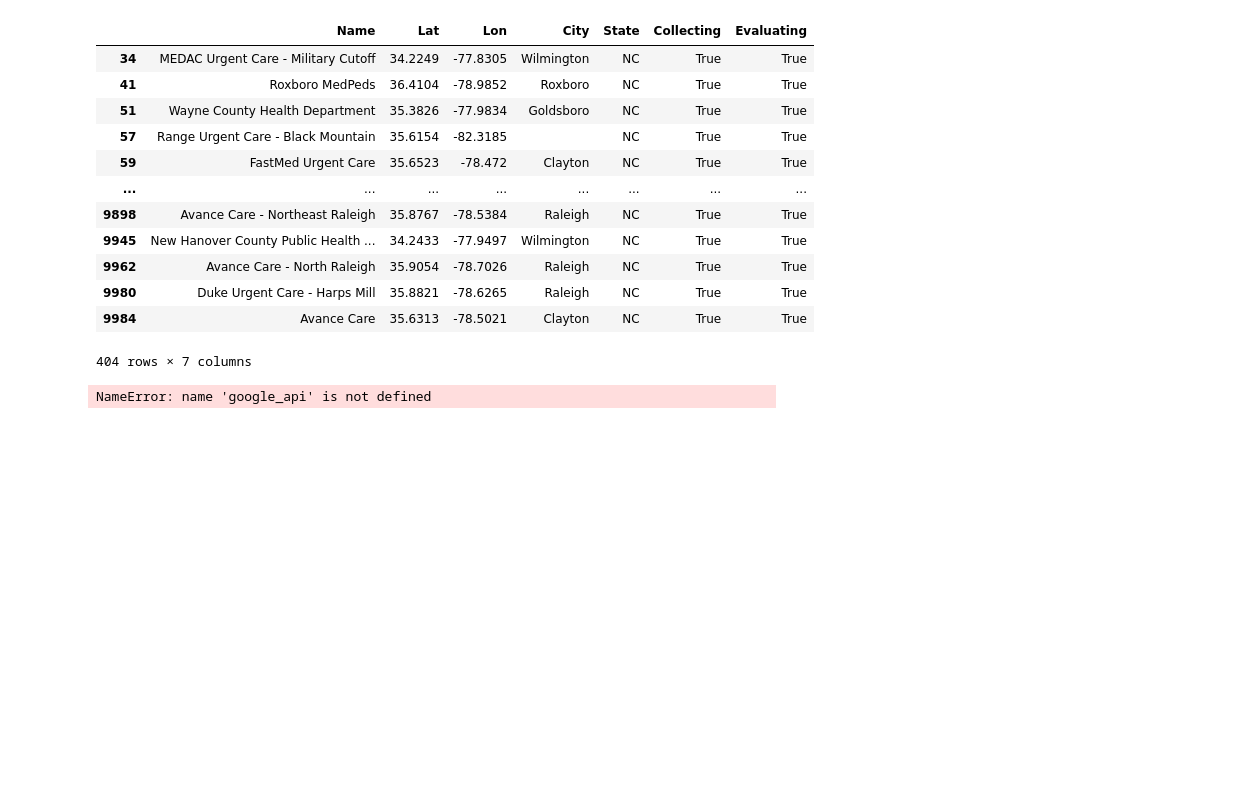
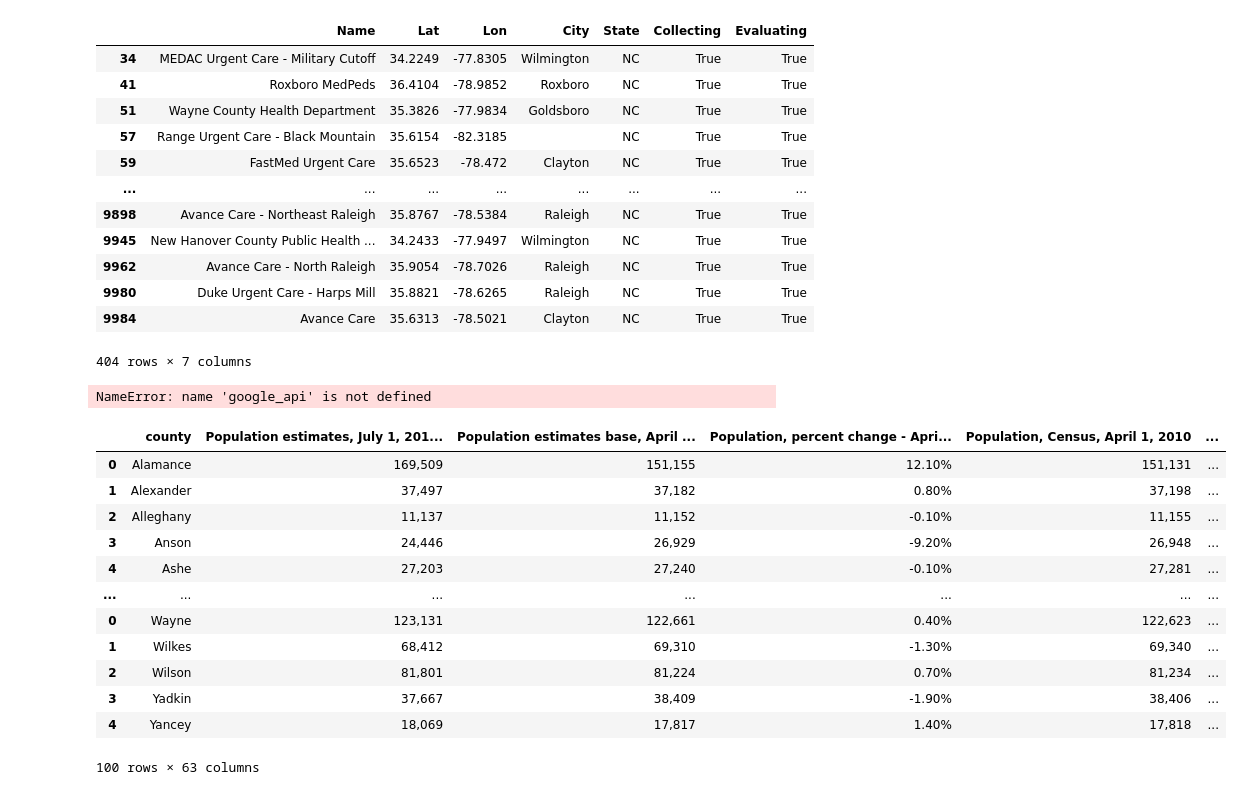
Before and after one commit to colbyhoke/project_1, a Jupyter notebook: covidapi_demo.ipynb, the cells around one changed output. Saved outputs shown, nothing was run; the diff lists cells and outputs as text; code cells hidden in the pictures; blank space fills up the shorter version.

```diff
--- a/covidapi_demo.ipynb
+++ b/covidapi_demo.ipynb
@@ -402,59 +402,79 @@ fig
 # %% [output]
 NameError: name 'google_api' is not defined
 # %%
-# Upload and Combine NC County Demographic CSV's from https://www.census.gov/quickfacts/fact/table/US/PST045219
-
-# Find all csv files using glob pattern matching with extension = 'csv' by saving results in a list titled all_county
+# -----------------------
+# Upload and Combine NC County Demographic CSVs
+# From https://www.census.gov/quickfacts/fact/table/US/PST045219
+# -----------------------
+# Find all csv files using glob pattern matching with extension = 'csv'
+# by saving results in a list titled all_county
 os.chdir('./nc_county_demographics')
 extension = 'csv'
 all_county = [i for i in glob.glob('*.{}'.format(extension))]
-
 #combine all files in the list
 nc_demographic = pd.concat([pd.read_csv(f) for f in all_county ])
 nc_demographic = nc_demographic.dropna().rename(columns={'Fact': 'county'})
-
 # Create New Dataframe to retrieve the demographic data per county
 # Set Columns for new Dataframe
 demo_summary = pd.DataFrame(columns=['County','% Female','% White','% Black','% Hispanic','% Population Under 18'
                                      '% Graduated Highschool','% College Graduate','People Per Household',
                                      'Median Household Income','Poverty Rate','% Without Health Insurance (<65)'])
 
-# Set Values for New Demographic DataFrame
+# Set values for new demographic dataframe
 demo_summary['County'] = nc_demographic['county'].values
 demo_summary['Female (%)'] = nc_demographic['Female persons, percent'].values
 demo_summary['White (%)'] = nc_demographic['White alone, not Hispanic or Latino, percent'].values
 demo_summary['Black (%)'] = nc_demographic['Black or African American alone, percent'].values
 demo_summary['Hispanic (%)'] = nc_demographic['Hispanic or Latino, percent'].values
 demo_summary['Population Under 18 (%)'] = nc_demographic['Persons under 18 years, percent'].values
 demo_summary['Population 65 and Over (%)'] = nc_demographic['Persons 65 years and over, percent'].values
 demo_summary['Graduated Highschool (%)'] = nc_demographic['High school graduate or higher, percent of persons age 25 years+, 2014-2018'].values
 demo_summary['College Graduate (%)'] = nc_demographic['Bachelors degree or higher, percent of persons age 25 years+, 2014-2018'].values
 demo_summary['Median Household Income'] = nc_demographic['Median household income (in 2018 dollars), 2014-2018'].values
 demo_summary['Poverty Rate'] = nc_demographic['Persons in poverty, percent'].values
 demo_summary['% Without Health Insurance (<65)'] = nc_demographic['Persons  without health insurance, under age 65 years, percent'].values
+demo_summary['Land area'] = nc_demographic['Land area in square miles, 2010'].values
 
-# Format New Demographic Data
+# Format new demographic data
 demo_summary1 = demo_summary.transpose().dropna()
 demo_summary2 = demo_summary1.transpose()
 demo_summary2.sort_values('County', axis = 0, ascending = True, inplace = True)
 demo_summary3 = demo_summary2.reset_index(drop = True)
 
 # Add data from summary_df
 demo_summary3['Population'] = summary_df['population'].values
 demo_summary3['Cases'] = summary_df['cases'].values
 demo_summary3['Deaths'] = summary_df['deaths'].values
 demo_summary3['Cases/Population (%)'] = summary_df['cases_pop_pct'].values
 demo_summary3['Cases Per 10,000 Residents'] = ((summary_df['cases'] / summary_df['population']) * 10000).values
 demo_summary3['Deaths/Population (%)'] = summary_df['deaths_pop_pct'].values
 demo_summary3['Deaths/Cases (%)'] = summary_df['deaths_cases_pct'].values
+demo_summary3['Pop Density/mile'] =  demo_summary3['Population'] / demo_summary3['Land area']
 
-
-# Reorder Columns to look nice
+# Reorder columns to look nice
 demo_summary4 = demo_summary3[['County','Population','Female (%)','White (%)','Black (%)',
                                'Hispanic (%)','Population Under 18 (%)','Population 65 and Over (%)',
                                'Graduated Highschool (%)','College Graduate (%)','Median Household Income',
                                'Poverty Rate','% Without Health Insurance (<65)','Cases','Cases Per 10,000 Residents',
-                               'Deaths','Cases/Population (%)','Deaths/Population (%)','Deaths/Cases (%)']]
-demo_summary4.head(50)
+                               'Deaths','Cases/Population (%)','Deaths/Population (%)','Deaths/Cases (%)','Land area','Pop Density/mile']]
+# Change the directory back
+os.chdir('..')
+# Display the dataframe
+#demo_summary4.head()
+nc_demographic
+# %% [output]
+|  | county | Population estimates, July 1, 201... | Population estimates base, April ... | Population, percent change - Apri... | Population, Census, April 1, 2010 | ... |
+| 0 | Alamance | 169,509 | 151,155 | 12.10% | 151,131 | ... |
+| 1 | Alexander | 37,497 | 37,182 | 0.80% | 37,198 | ... |
+| 2 | Alleghany | 11,137 | 11,152 | -0.10% | 11,155 | ... |
+| 3 | Anson | 24,446 | 26,929 | -9.20% | 26,948 | ... |
+| 4 | Ashe | 27,203 | 27,240 | -0.10% | 27,281 | ... |
+| ... | ... | ... | ... | ... | ... | ... |
+| 0 | Wayne | 123,131 | 122,661 | 0.40% | 122,623 | ... |
+| 1 | Wilkes | 68,412 | 69,310 | -1.30% | 69,340 | ... |
+| 2 | Wilson | 81,801 | 81,224 | 0.70% | 81,234 | ... |
+| 3 | Yadkin | 37,667 | 38,409 | -1.90% | 38,406 | ... |
+| 4 | Yancey | 18,069 | 17,817 | 1.40% | 17,818 | ... |
+100 rows × 63 columns
 # %%
 # Format Dataframe so column values work with regression equations
```
Also changed, not shown: parts of 17 cells of this notebook, 1 other file.
